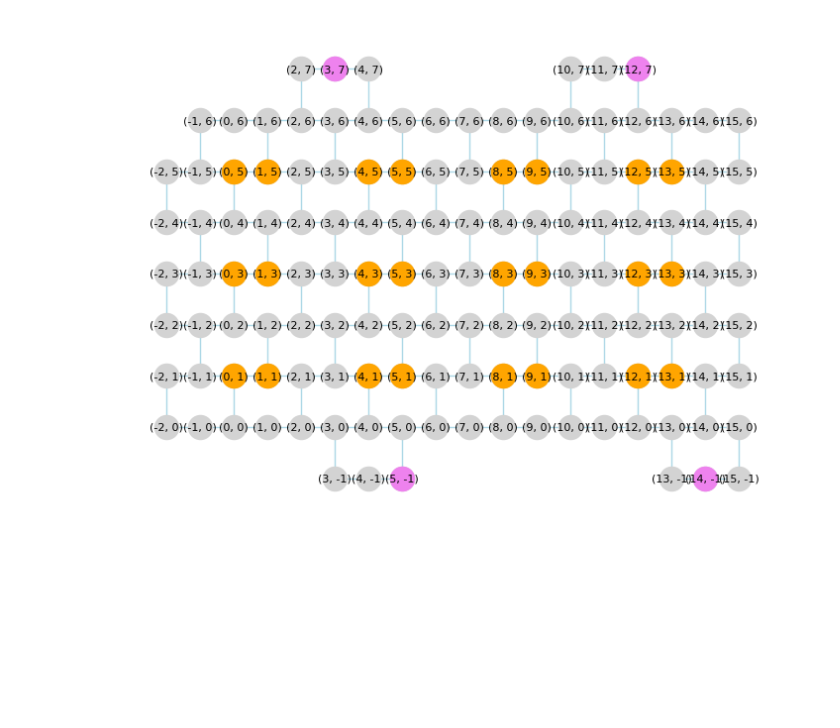
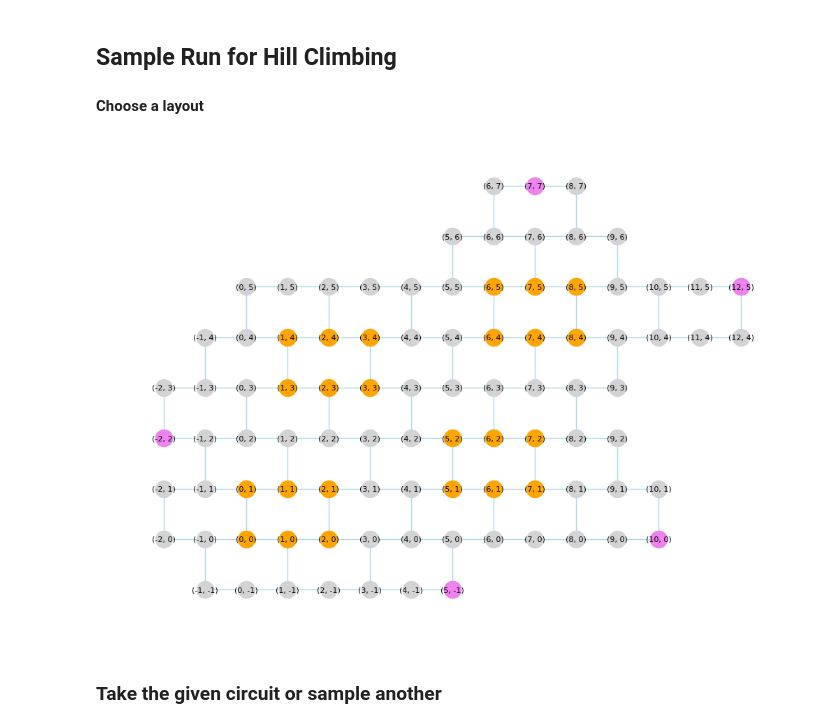
Before and after one commit to LSHerzog/cococo, a Jupyter notebook: scripts/hill_climbing_examples.ipynb, the cells around one changed output. Cells and saved outputs as stored; diff of their text form; code cells hidden in the pictures; blank space fills up the shorter version.

```diff
--- a/scripts/hill_climbing_examples.ipynb
+++ b/scripts/hill_climbing_examples.ipynb
@@ -5,2 +7,6 @@ import cococo.hill_climber as hill_climber
 import plotting
+# %% [markdown]
+## Sample Run for Hill Climbing
+
+#### Choose a layout
 # %%
@@ -17,7 +39,20 @@ g, data_qubit_locs, factory_ring = layouts.gen_layout_scalable(layout_type, m, n
+# %%
+layout_type = "hex"
+m = 2
+n = 2
+factories = [
+    (5, -1),
+    (10, 0),
+    (7, 7),
+    (12, 5),
+    (-2, 2)
+]
+g, data_qubit_locs, factory_ring = layouts.gen_layout_scalable(layout_type, m, n, factories, remove_edges=False)
+t=4
 # %%
-size = (7,5)
+size = (10,7)
 plotting.plot_lattice(
     g, size=size, data_qubit_locs=data_qubit_locs, factory_locs=factories
 )
 # %% [output]
-[figure, old version]
+[figure, new version]
@@ -46,0 +59,2 @@ for i, j in zip(range(len(data_qubit_locs)), data_qubit_locs):
+# %% [markdown]
+### Take the given circuit or sample another
```
Also changed, not shown: parts of 19 cells of this notebook, 12 other files.
